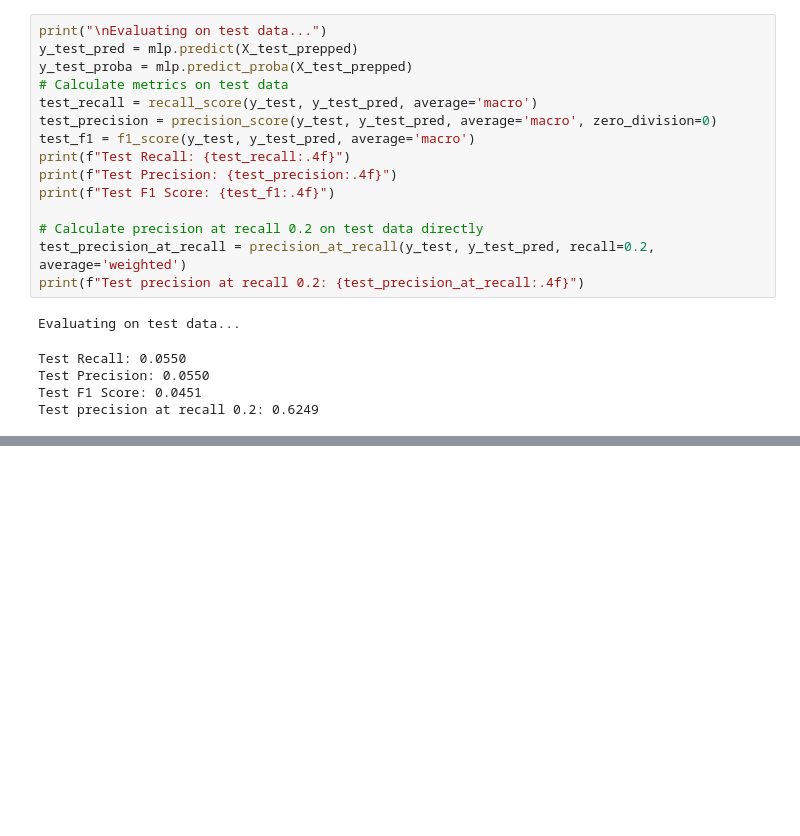
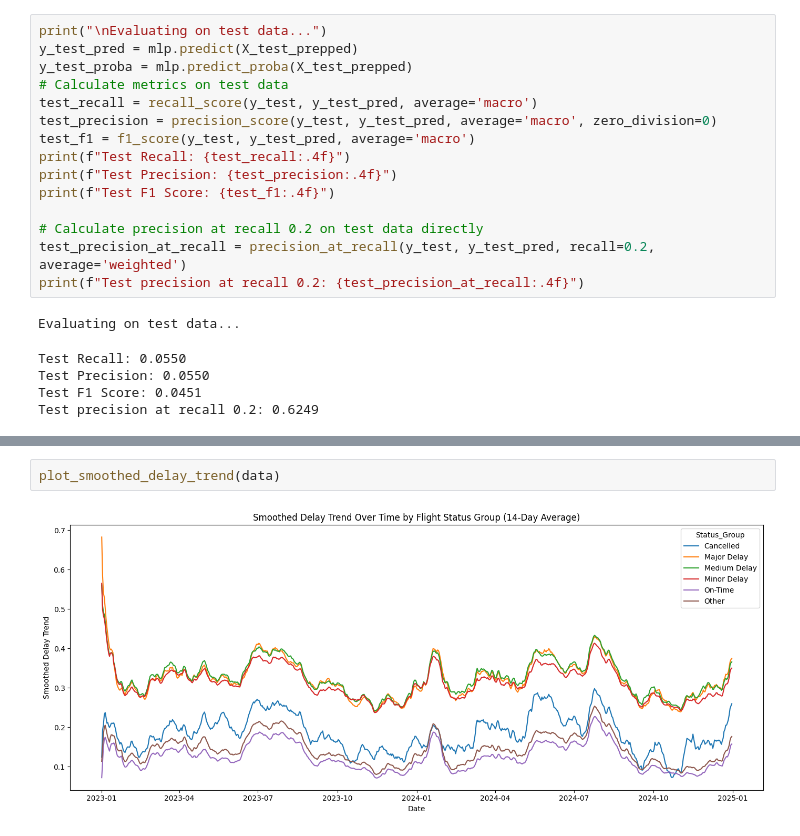
Before and after one commit to denibravo/NeuralNetworkProject, a Jupyter notebook: Pipeline.ipynb, the cells around one changed output, grey strips where cells are left out. Cells and saved outputs as stored; diff of their text form; blank space fills up the shorter version.

```diff
--- a/Pipeline.ipynb
+++ b/Pipeline.ipynb
@@ -1887,0 +2220,4 @@ Test precision at recall 0.2: 0.6249
+# %%
+plot_smoothed_delay_trend(data)
+# %% [output]
+[figure, added]
```
Also changed, not shown: parts of 21 cells of this notebook.
